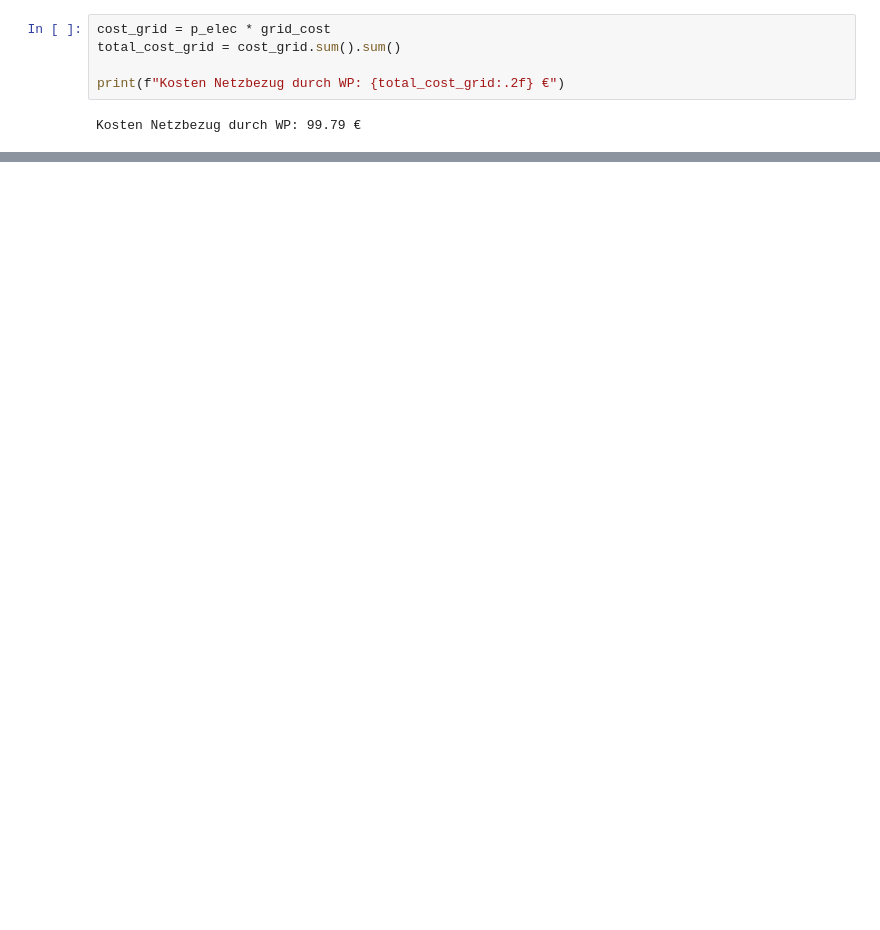
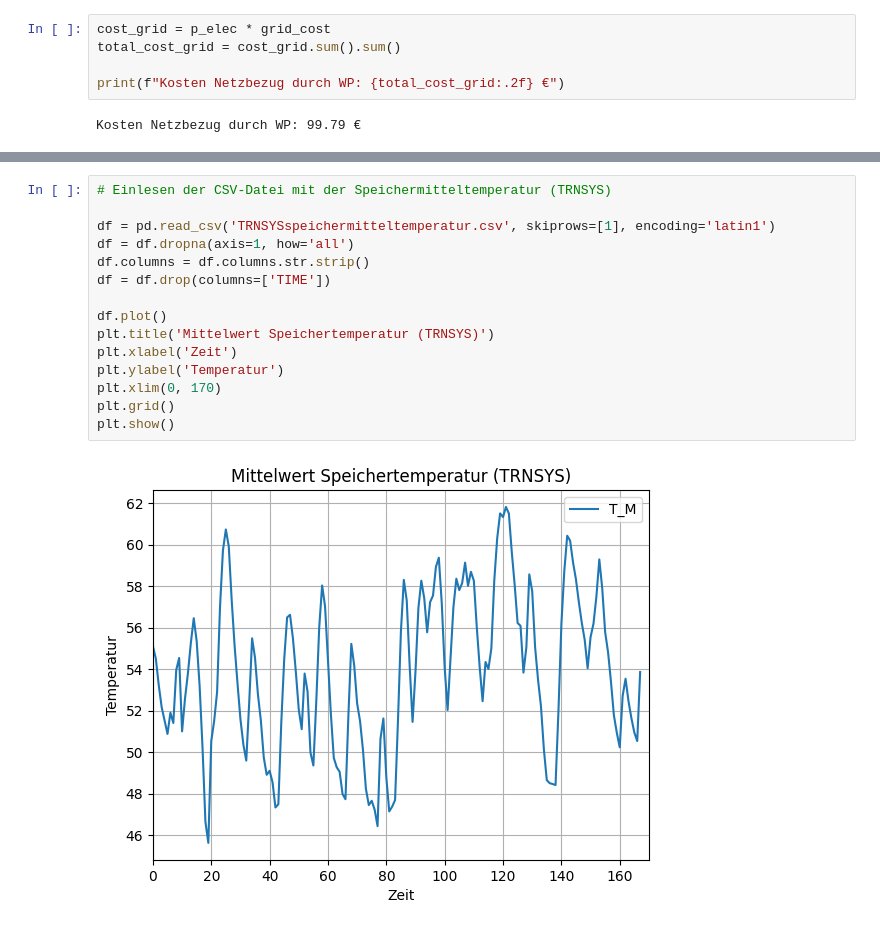
Before and after one commit to choffma8/masterprojektWaermespeicher, a Jupyter notebook: modellierungKonstanterVolumenspeicher.ipynb, the cells around one changed output, grey strips where cells are left out. Saved outputs shown, nothing was run; the diff lists cells and outputs as text; blank space fills up the shorter version.

```diff
--- a/modellierungKonstanterVolumenspeicher.ipynb
+++ b/modellierungKonstanterVolumenspeicher.ipynb
@@ -358,0 +378,17 @@ Kosten Netzbezug durch WP: 99.79 €
+# %%
+# Einlesen der CSV-Datei mit der Speichermitteltemperatur (TRNSYS)
+
+df = pd.read_csv('TRNSYSspeichermitteltemperatur.csv', skiprows=[1], encoding='latin1')
+df = df.dropna(axis=1, how='all')
+df.columns = df.columns.str.strip()
+df = df.drop(columns=['TIME'])
+
+df.plot()
+plt.title('Mittelwert Speichertemperatur (TRNSYS)')
+plt.xlabel('Zeit')
+plt.ylabel('Temperatur')
+plt.xlim(0, 170)
+plt.grid()
+plt.show()
+# %% [output]
+[figure, added]
```
Also changed, not shown: parts of 5 cells of this notebook, 4 other files.
